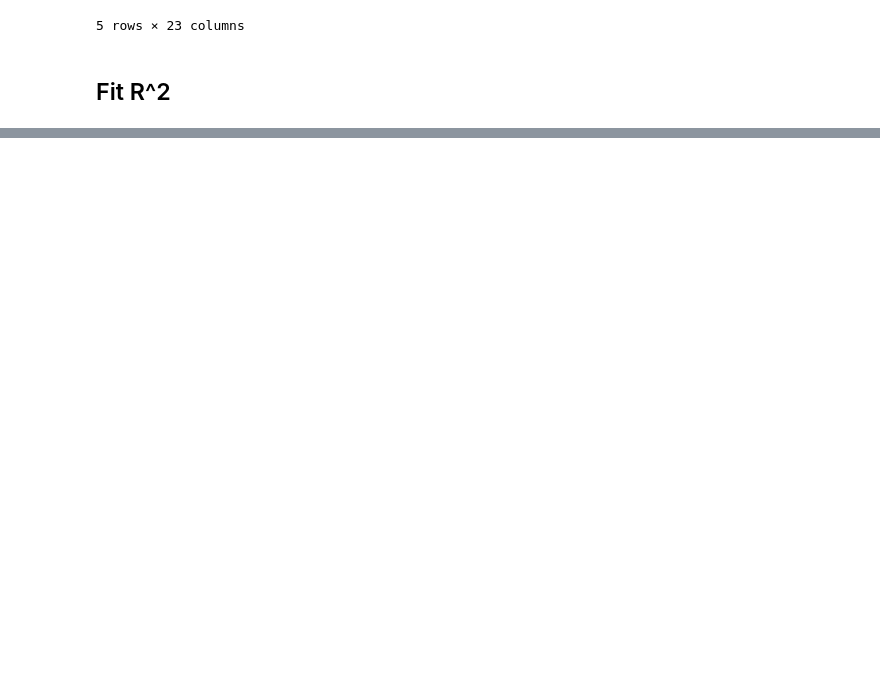
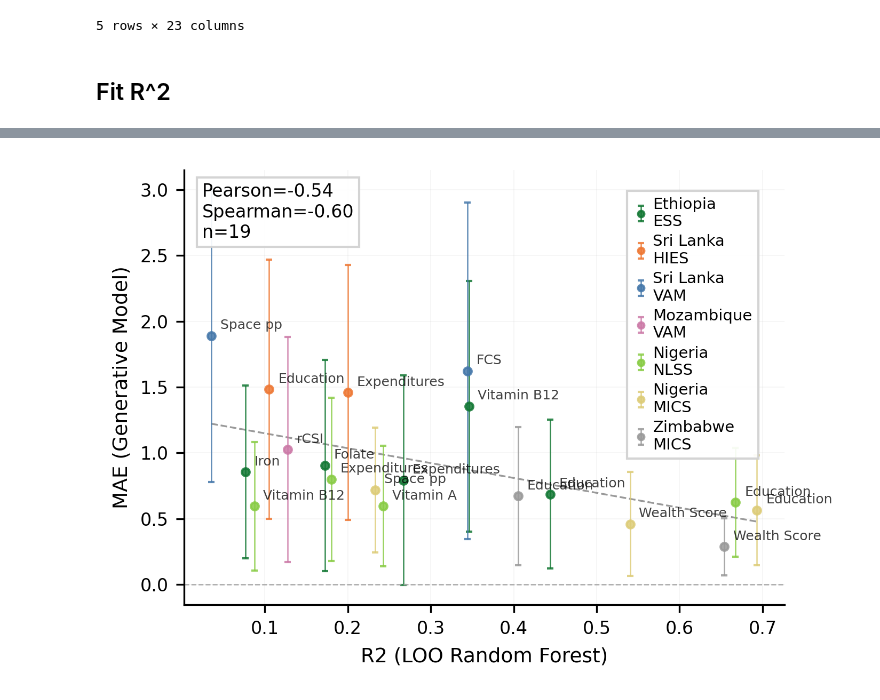
Before and after one commit to federicasibilla/cNF_HS, a Jupyter notebook: Q1/R2/create_dataframe.ipynb, the cells around one changed output, grey strips where cells are left out. Drawn from its saved outputs; the diff is of its cells as text; code cells hidden in the pictures; blank space fills up the shorter version.

```diff
--- a/Q1/R2/create_dataframe.ipynb
+++ b/Q1/R2/create_dataframe.ipynb
@@ -959,0 +1115,81 @@ plt.show()
+# %%
+import matplotlib.pyplot as plt
+import numpy as np
+from cycler import cycler
+
+plt.rcParams.update({
+    "font.size": 9,
+    "axes.titlesize": 10,
+    "axes.labelsize": 9,
+    "xtick.labelsize": 8,
+    "ytick.labelsize": 8,
+    "legend.fontsize": 8,
+    "axes.spines.top": False,
+    "axes.spines.right": False,
+})
+
+plot_df = corr_df[corr_df["r2"] > 0].copy()
+
+fig, ax = plt.subplots(figsize=(4.8, 3.4), dpi=300)
+
+for exp_id in sorted(plot_df["experiment_id"].unique()):
+    d = plot_df[plot_df["experiment_id"] == exp_id]
+    color = DATASET_COLORS.get(exp_id, "#888888")
+    ax.errorbar(
+        d["r2"], d["absmeanerr_gen_mean"],
+        yerr=d["absmeanerr_gen_std"],
+        fmt="o", linestyle="none",
+        color=color,
+        markersize=3.5, alpha=0.85,
+        elinewidth=0.6, capsize=1.5,
+        zorder=2,
+        label=DISPLAY_LABELS.get(exp_id, exp_id),
+    )
+    for _, row in d.iterrows():
+        ax.annotate(
+            DISPLAY_LABELS.get(row["target"], row["target"]),
+            (row["r2"], row["absmeanerr_gen_mean"]),
+            fontsize=6, alpha=0.75,
+            xytext=(4, 3), textcoords="offset points",
+        )
+
+# regression line
+x = plot_df["r2"].values
+y = plot_df["absmeanerr_gen_mean"].values
+if len(x) >= 2 and np.nanstd(x) > 0:
+    m, b = np.polyfit(x, y, 1)
+    xline = np.linspace(x.min(), x.max(), 100)
+    ax.plot(xline, m * xline + b, linestyle="--", linewidth=0.8, color="#555555", alpha=0.6, zorder=1)
+
+ax.axhline(0, color="#aaaaaa", linewidth=0.6, linestyle="--")
+ax.grid(True, alpha=0.12, linewidth=0.4)
+
+pearson  = plot_df["r2"].corr(plot_df["absmeanerr_gen_mean"], method="pearson")
+spearman = plot_df["r2"].corr(plot_df["absmeanerr_gen_mean"], method="spearman")
+ax.text(
+    0.03, 0.97,
+    f"Pearson={pearson:.2f}\nSpearman={spearman:.2f}\nn={len(plot_df)}",
+    transform=ax.transAxes, va="top", ha="left", fontsize=8,
+    bbox=dict(boxstyle="square,pad=0.3", fc="white", alpha=0.92, ec="0.82"),
+)
+
+ax.set_xlabel("R2 (LOO Random Forest)", linespacing=1.4)
+ax.set_ylabel("MAE (Generative Model)", linespacing=1.4)
+
+handles, labels = ax.get_legend_handles_labels()
+ax.legend(
+    handles, labels,
+    loc="upper right",
+    bbox_to_anchor=(0.97, 0.97),
+    ncol=1, frameon=True, framealpha=0.92,
+    edgecolor="0.82", fancybox=False,
+    fontsize=7, handlelength=1.0,
+    handletextpad=0.25, labelspacing=0.32,
+    borderpad=0.4, markerscale=0.8,
+)
+
+fig.tight_layout(pad=1.2)
+plt.savefig("/data/shared/fsibilla/clean_code/Q1/R2/r2_vs_absmeanerr.pdf", bbox_inches="tight")
+plt.show()
+# %% [output]
+[figure, added]
```
Also changed, not shown: parts of 16 cells of this notebook, 37 other files.
